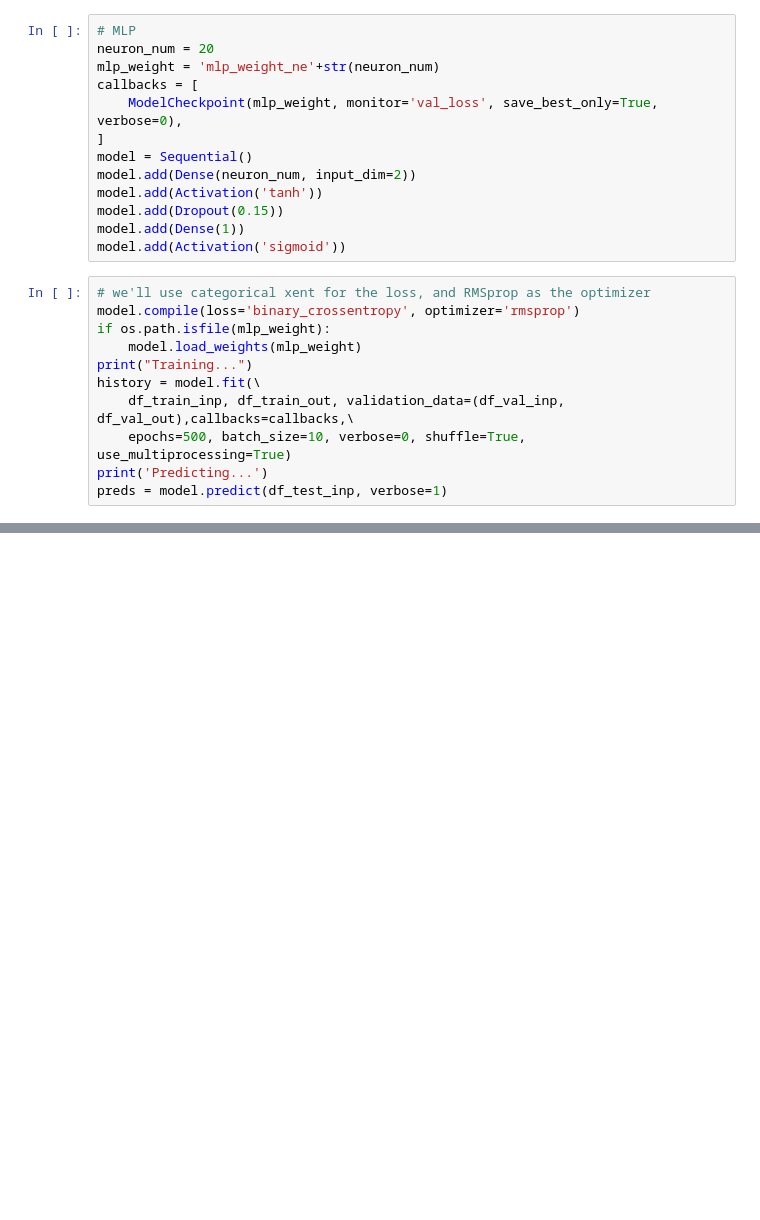
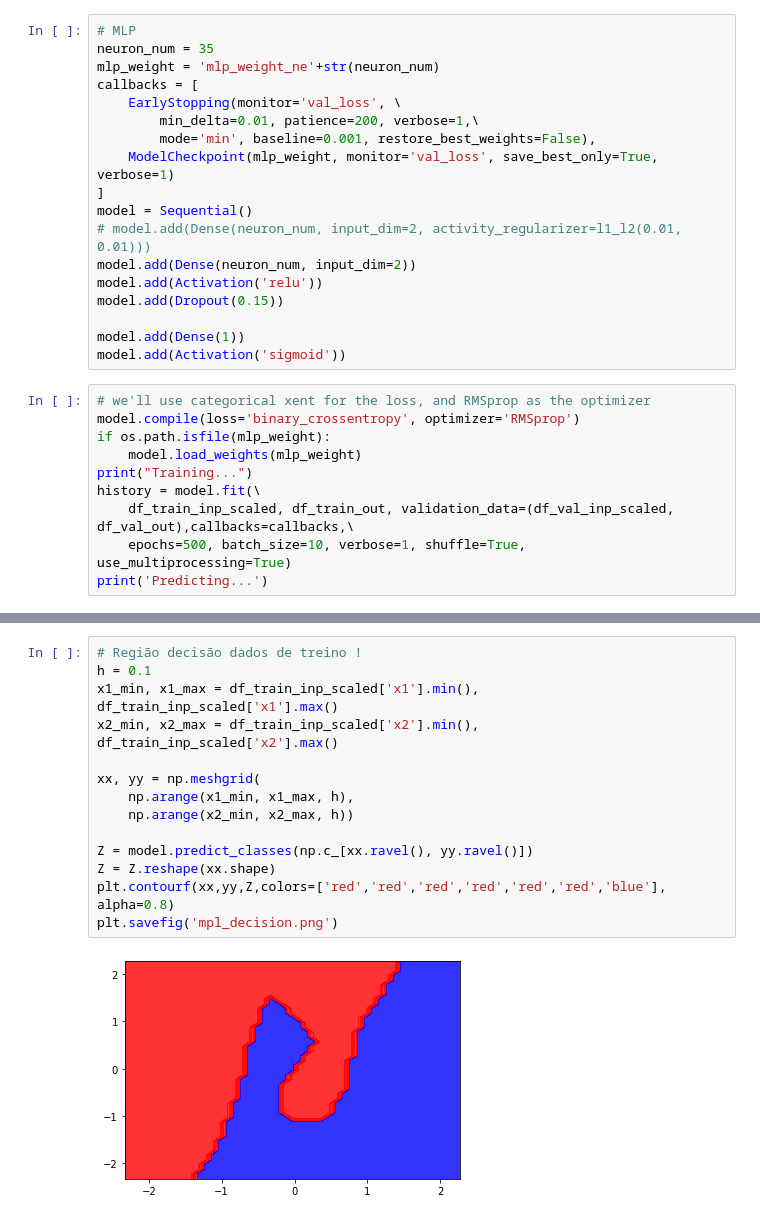
Before and after one commit to carneirofc/IA006, a Jupyter notebook: EFC3/mlp.ipynb, the cells around one changed output, grey strips where cells are left out. Saved outputs shown, nothing was run; the diff lists cells and outputs as text; blank space fills up the shorter version.

```diff
--- a/EFC3/mlp.ipynb
+++ b/EFC3/mlp.ipynb
@@ -75,26 +100,30 @@ df_test_inp_scaled = scaler.transform(df_test_inp)
 # %%
 # MLP
-neuron_num = 20
+neuron_num = 35
 mlp_weight = 'mlp_weight_ne'+str(neuron_num)
 callbacks = [
-    ModelCheckpoint(mlp_weight, monitor='val_loss', save_best_only=True, verbose=0),
+    EarlyStopping(monitor='val_loss', \
+        min_delta=0.01, patience=200, verbose=1,\
+        mode='min', baseline=0.001, restore_best_weights=False),
+    ModelCheckpoint(mlp_weight, monitor='val_loss', save_best_only=True, verbose=1)
 ]
 model = Sequential()
+# model.add(Dense(neuron_num, input_dim=2, activity_regularizer=l1_l2(0.01, 0.01)))
 model.add(Dense(neuron_num, input_dim=2))
-model.add(Activation('tanh'))
+model.add(Activation('relu'))
 model.add(Dropout(0.15))
+
 model.add(Dense(1))
 model.add(Activation('sigmoid'))
 # %%
 # we'll use categorical xent for the loss, and RMSprop as the optimizer
-model.compile(loss='binary_crossentropy', optimizer='rmsprop')
+model.compile(loss='binary_crossentropy', optimizer='RMSprop')
 if os.path.isfile(mlp_weight):
     model.load_weights(mlp_weight)
 print("Training...")
 history = model.fit(\
-    df_train_inp, df_train_out, validation_data=(df_val_inp, df_val_out),callbacks=callbacks,\
-    epochs=500, batch_size=10, verbose=0, shuffle=True, use_multiprocessing=True)
+    df_train_inp_scaled, df_train_out, validation_data=(df_val_inp_scaled, df_val_out),callbacks=callbacks,\
+    epochs=500, batch_size=10, verbose=1, shuffle=True, use_multiprocessing=True)
 print('Predicting...')
-preds = model.predict(df_test_inp, verbose=1)
 # %% [output]
 Training...
@@ -109,0 +146,16 @@ ROC Score 0.924675698702795
+# %%
+# Região decisão dados de treino !
+h = 0.1
+x1_min, x1_max = df_train_inp_scaled['x1'].min(), df_train_inp_scaled['x1'].max()
+x2_min, x2_max = df_train_inp_scaled['x2'].min(), df_train_inp_scaled['x2'].max()
+
+xx, yy = np.meshgrid(
+    np.arange(x1_min, x1_max, h),
+    np.arange(x2_min, x2_max, h))
+
+Z = model.predict_classes(np.c_[xx.ravel(), yy.ravel()])
+Z = Z.reshape(xx.shape)
+plt.contourf(xx,yy,Z,colors=['red','red','red','red','red','red','blue'], alpha=0.8)
+plt.savefig('mpl_decision.png')
+# %% [output]
+[figure, added]
```
Also changed, not shown: parts of 10 cells of this notebook, 14 other files.
